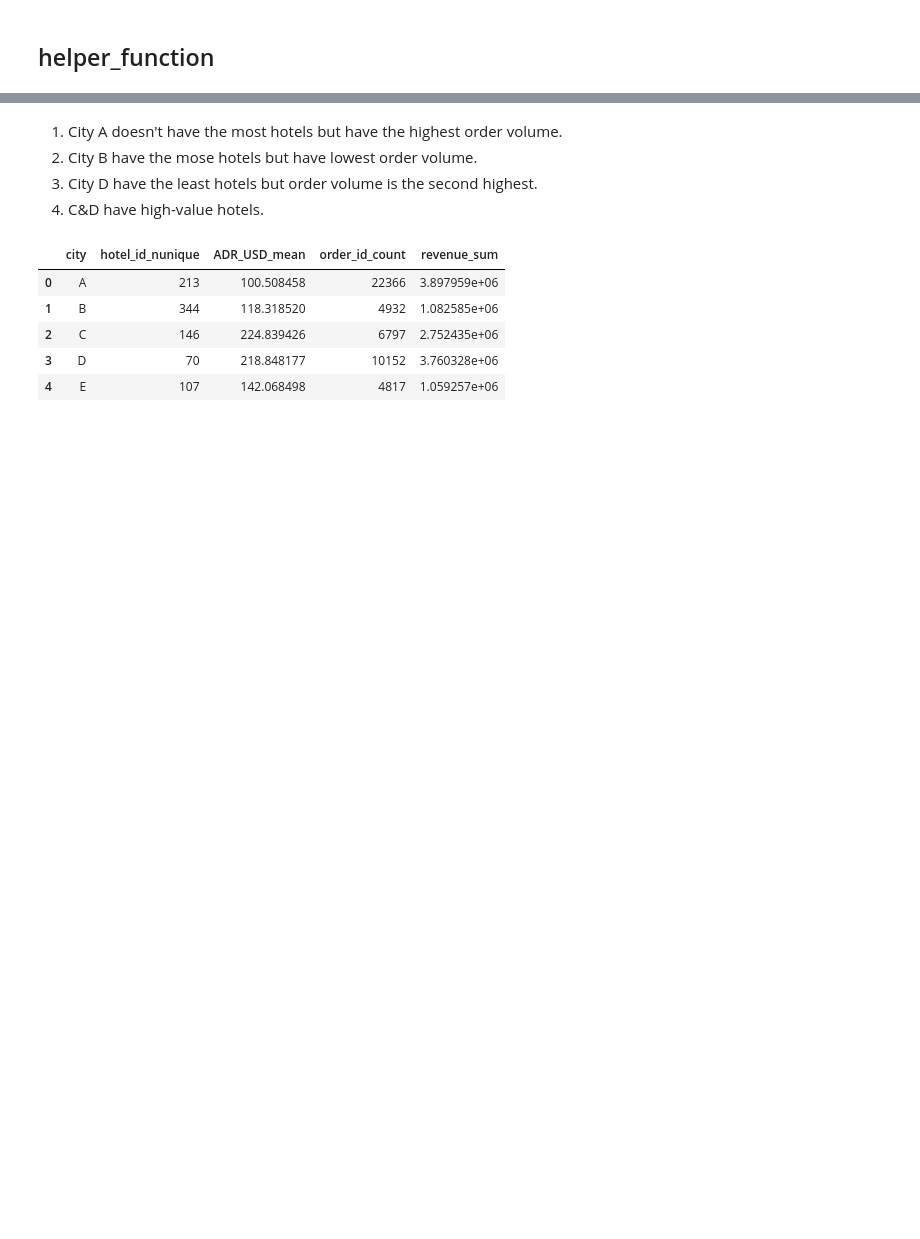
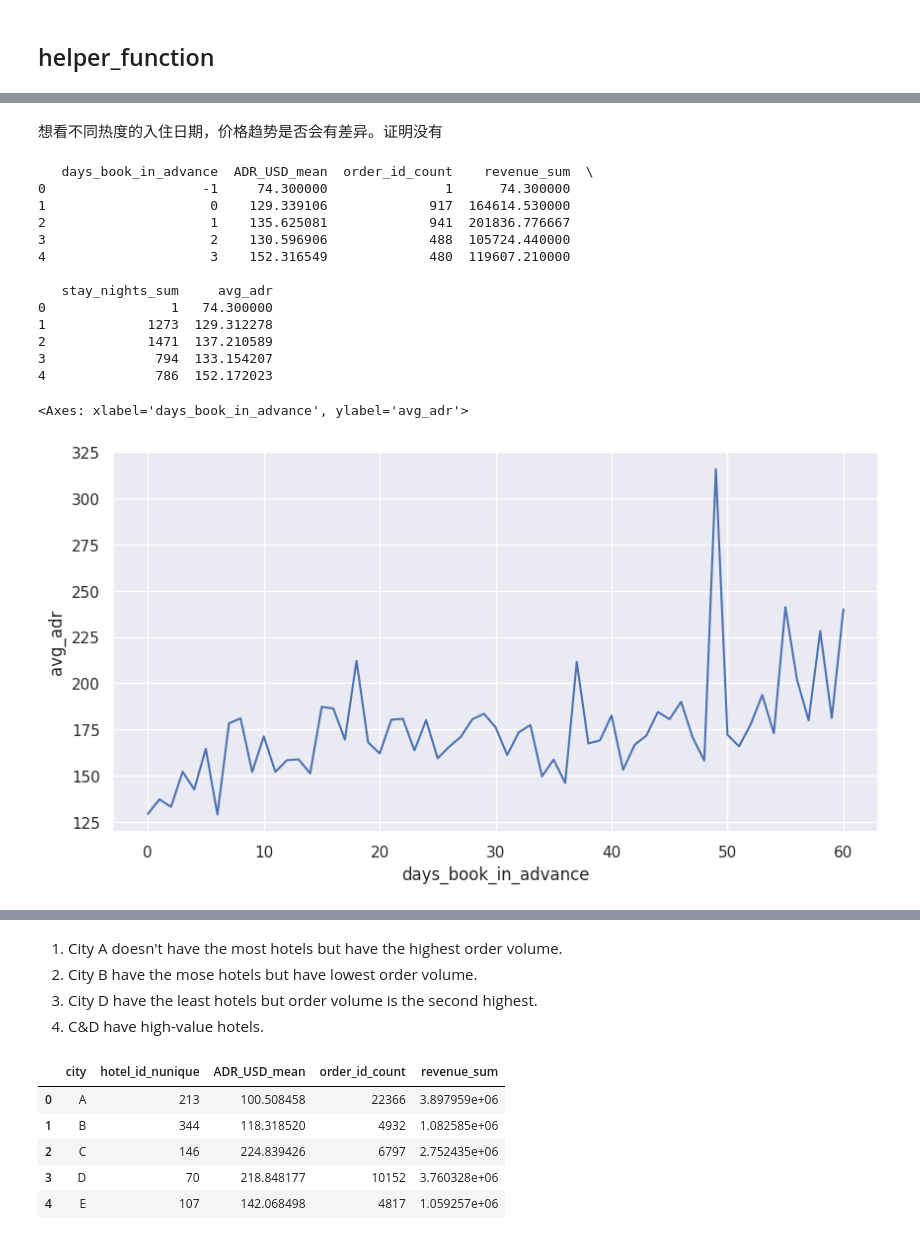
Before and after one commit to heimmer/profile, a Jupyter notebook: Case_Study.ipynb, the cells around one changed output, grey strips where cells are left out. Saved outputs shown, nothing was run; the diff lists cells and outputs as text; code cells hidden in the pictures; blank space fills up the shorter version.

```diff
--- a/Case_Study.ipynb
+++ b/Case_Study.ipynb
@@ -143,0 +208,35 @@ def agg_func(df,groupby,agg,subgroup_pct=None):
+# %% [markdown]
+想看不同热度的入住日期，价格趋势是否会有差异。证明没有
+# %%
+groupby = ['days_book_in_advance']
+agg = {
+    'ADR_USD':'mean'
+    ,'order_id':'count'
+    ,'revenue':'sum'
+    ,'stay_nights':'sum'
+}
+
+cohort = agg_func(all_df[all_df['checkin_dow']==5],groupby,agg)
+# cohort.pivot(index='weeks_book_in_advance',colunm='city',values='')
+cohort['avg_adr']=cohort['revenue_sum']/cohort['stay_nights_sum']
+print(cohort.head())
+
+sns.set_context({"figure.figsize": (10, 5)})
+sns.set_style('darkgrid')
+sns.lineplot(data=cohort[cohort['days_book_in_advance']!=-1],x='days_book_in_advance',y='avg_adr')
+# %% [output]
+   days_book_in_advance  ADR_USD_mean  order_id_count    revenue_sum  \
+0                    -1     74.300000               1      74.300000
+1                     0    129.339106             917  164614.530000
+2                     1    135.625081             941  201836.776667
+3                     2    130.596906             488  105724.440000
+4                     3    152.316549             480  119607.210000
+
+   stay_nights_sum     avg_adr
+0                1   74.300000
+1             1273  129.312278
+2             1471  137.210589
+3              794  133.154207
+4              786  152.172023
+<Axes: xlabel='days_book_in_advance', ylabel='avg_adr'>
+[figure, added]
```
Also changed, not shown: parts of 51 cells of this notebook.
